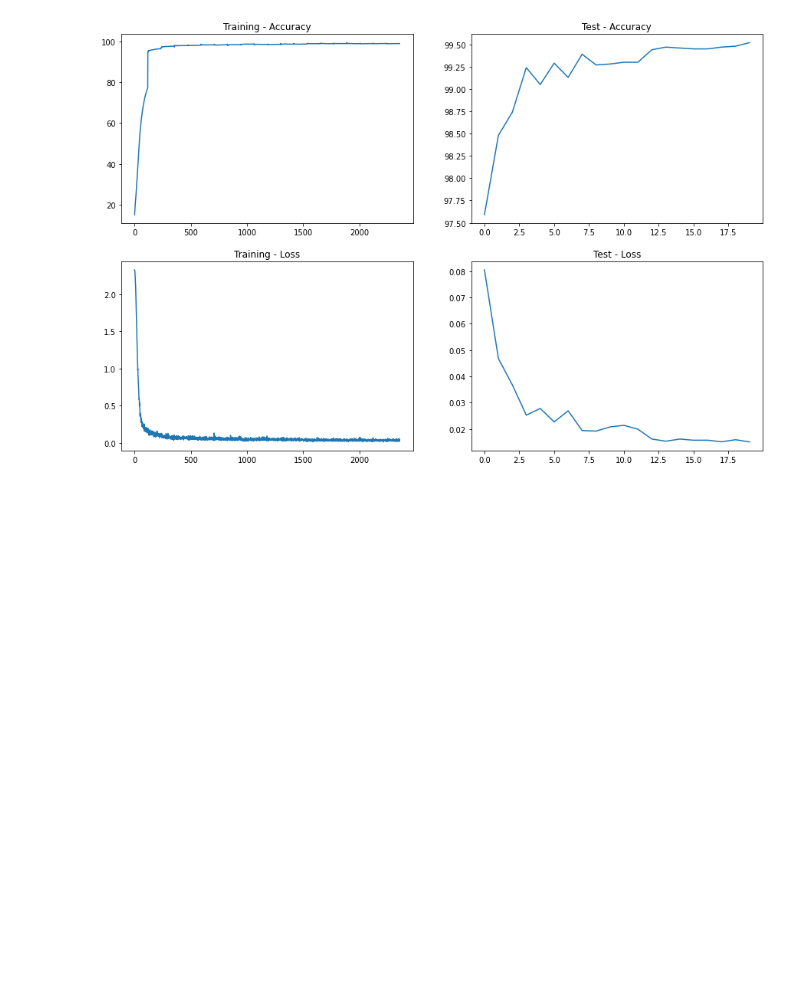
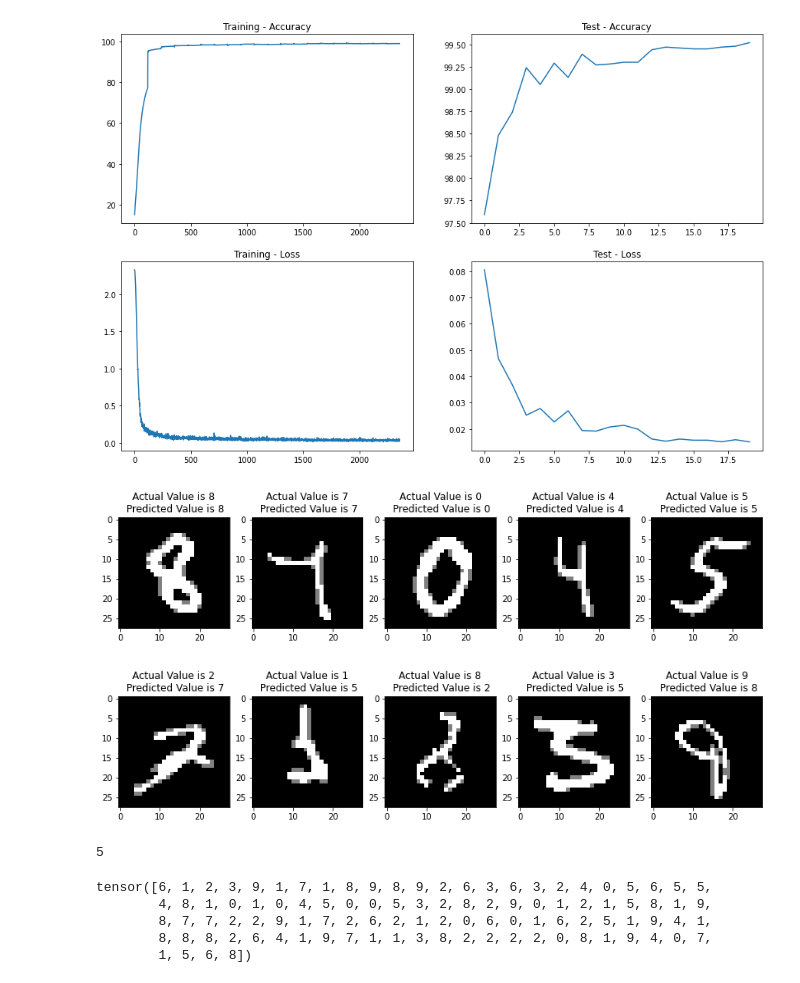
Before and after one commit to sarthak221995/TSAI_EVA6, a Jupyter notebook: Session 4/Session_4_Less_than_20k_Parameters FC 9952.ipynb, the cells around one changed output. Drawn from its saved outputs; the diff is of its cells as text; code cells hidden in the pictures; blank space fills up the shorter version.

```diff
--- a/Session 4/Session_4_Less_than_20k_Parameters FC 9952.ipynb
+++ b/Session 4/Session_4_Less_than_20k_Parameters FC 9952.ipynb
@@ -292,0 +320,50 @@ plot_performance(train_acc, test_acc,train_losses,test_losses)
+# %%
+plt.figure(figsize=(14,14))
+# ax = plt.axes()
+
+# ax.set_facecolor("yellow")
+for i in range(len(im_pred['Correct'])):
+  plt.subplot(1,5,i+1)
+  pixels = np.array(im_pred['Correct'][i]['Image'].cpu() , dtype='uint8')
+
+  # Reshape the array into 28 x 28 array (2-dimensional array)
+  pixels = pixels.reshape((28, 28))
+
+  # Plot
+  plt.title('Actual Value is {label}\n Predicted Value is {pred}'.format(label=im_pred['Correct'][i]['actual'].cpu(), pred =im_pred['Correct'][i]['pred'].cpu()[0] ))
+  plt.imshow(pixels, cmap='gray')
+
+
+plt.show()
+
+plt.figure(figsize=(14,14))
+# ax = plt.axes()
+
+# ax.set_facecolor("yellow")
+for i in range(len(im_pred['Wrong'])):
+  plt.subplot(1,5,i+1)
+  pixels = np.array(im_pred['Wrong'][i]['Image'].cpu() , dtype='uint8')
+
+  # Reshape the array into 28 x 28 array (2-dimensional array)
+  pixels = pixels.reshape((28, 28))
+
+  # Plot
+  plt.title('Actual Value is {label}\n Predicted Value is {pred}'.format(label=im_pred['Wrong'][i]['actual'].cpu(), pred =im_pred['Wrong'][i]['pred'].cpu()[0] ))
+  plt.imshow(pixels, cmap='gray')
+
+plt.show()
+# %% [output]
+[figure, added]
+[figure, added]
+# %%
+len(im_pred['Correct'])
+# %% [output]
+5
+# %%
+plt_dt['target'] == plt_dt['pred']
+# %% [output]
+tensor([6, 1, 2, 3, 9, 1, 7, 1, 8, 9, 8, 9, 2, 6, 3, 6, 3, 2, 4, 0, 5, 6, 5, 5,
+        4, 8, 1, 0, 1, 0, 4, 5, 0, 0, 5, 3, 2, 8, 2, 9, 0, 1, 2, 1, 5, 8, 1, 9,
+        8, 7, 7, 2, 2, 9, 1, 7, 2, 6, 2, 1, 2, 0, 6, 0, 1, 6, 2, 5, 1, 9, 4, 1,
+        8, 8, 8, 2, 6, 4, 1, 9, 7, 1, 1, 3, 8, 2, 2, 2, 2, 0, 8, 1, 9, 4, 0, 7,
+        1, 5, 6, 8])
```
Also changed, not shown: parts of 1 cell of this notebook.
